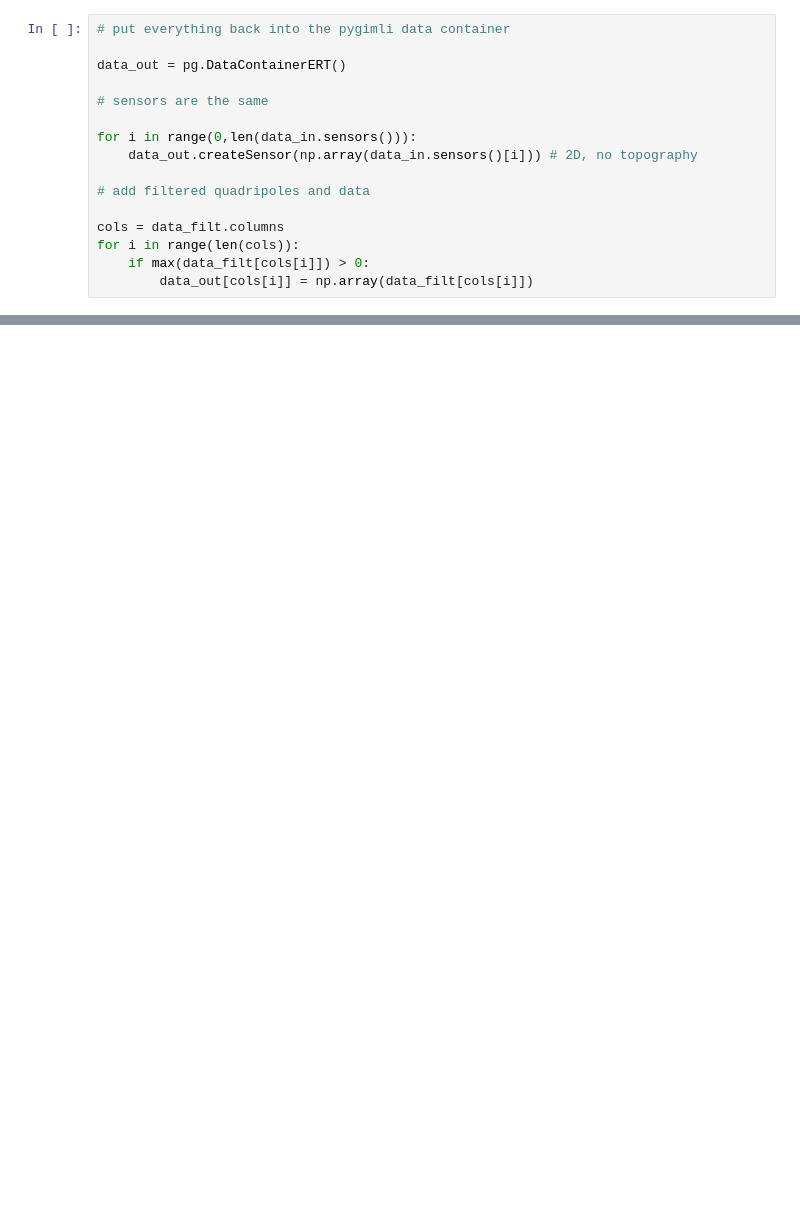
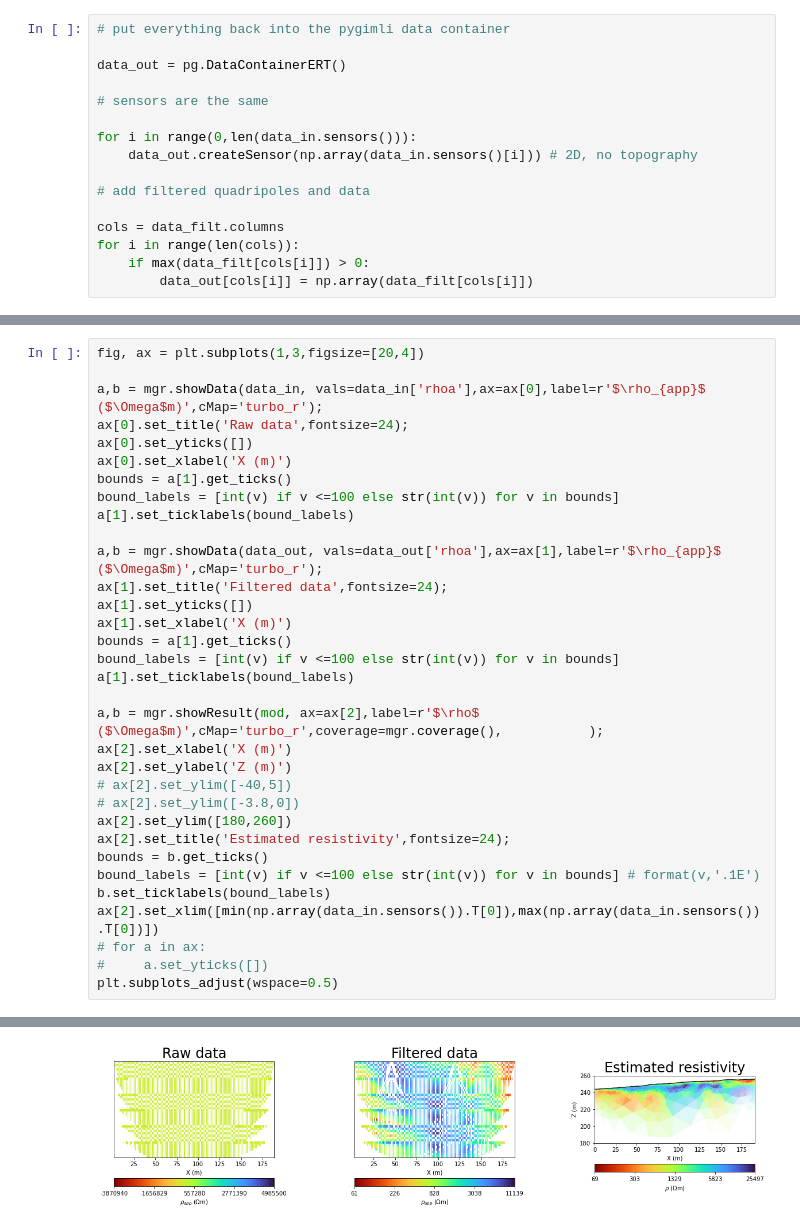
Before and after one commit to teddiherring/permafrost-data-processing, a Jupyter notebook: data_filtering.ipynb, the cells around one changed output, grey strips where cells are left out. Cells and saved outputs as stored; diff of their text form; blank space fills up the shorter version.

```diff
--- a/data_filtering.ipynb
+++ b/data_filtering.ipynb
@@ -303,0 +309,34 @@ Text(0.5, 1.0, 'Misfit')
+# %%
+fig, ax = plt.subplots(1,3,figsize=[20,4])
+
+a,b = mgr.showData(data_in, vals=data_in['rhoa'],ax=ax[0],label=r'$\rho_{app}$ ($\Omega$m)',cMap='turbo_r');
+ax[0].set_title('Raw data',fontsize=24);
+ax[0].set_yticks([])
+ax[0].set_xlabel('X (m)')
+bounds = a[1].get_ticks()
+bound_labels = [int(v) if v <=100 else str(int(v)) for v in bounds]
+a[1].set_ticklabels(bound_labels)
+
+a,b = mgr.showData(data_out, vals=data_out['rhoa'],ax=ax[1],label=r'$\rho_{app}$ ($\Omega$m)',cMap='turbo_r');
+ax[1].set_title('Filtered data',fontsize=24);
+ax[1].set_yticks([])
+ax[1].set_xlabel('X (m)')
+bounds = a[1].get_ticks()
+bound_labels = [int(v) if v <=100 else str(int(v)) for v in bounds]
+a[1].set_ticklabels(bound_labels)
+
+a,b = mgr.showResult(mod, ax=ax[2],label=r'$\rho$ ($\Omega$m)',cMap='turbo_r',coverage=mgr.coverage(),           );
+ax[2].set_xlabel('X (m)')
+ax[2].set_ylabel('Z (m)')
+# ax[2].set_ylim([-40,5])
+# ax[2].set_ylim([-3.8,0])
+ax[2].set_ylim([180,260])
+ax[2].set_title('Estimated resistivity',fontsize=24);
+bounds = b.get_ticks()
+bound_labels = [int(v) if v <=100 else str(int(v)) for v in bounds] # format(v,'.1E')
+b.set_ticklabels(bound_labels)
+ax[2].set_xlim([min(np.array(data_in.sensors()).T[0]),max(np.array(data_in.sensors()).T[0])])
+# for a in ax:
+#     a.set_yticks([])
+plt.subplots_adjust(wspace=0.5)
+# %% [output]
@@ -303,0 +360 @@ Text(0.5, 1.0, 'Misfit')
+[figure, added]
```
Also changed, not shown: parts of 13 cells of this notebook.
